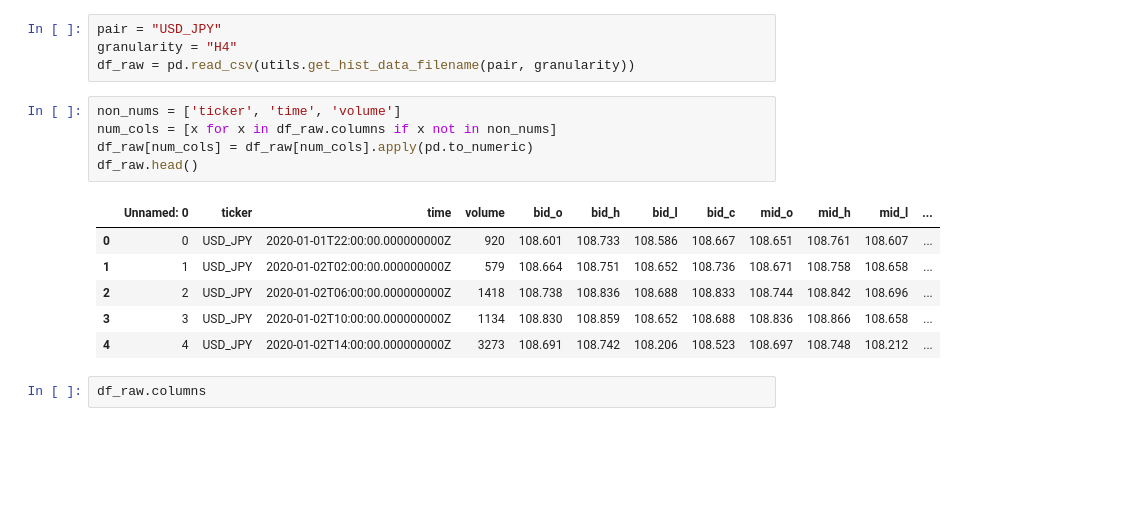
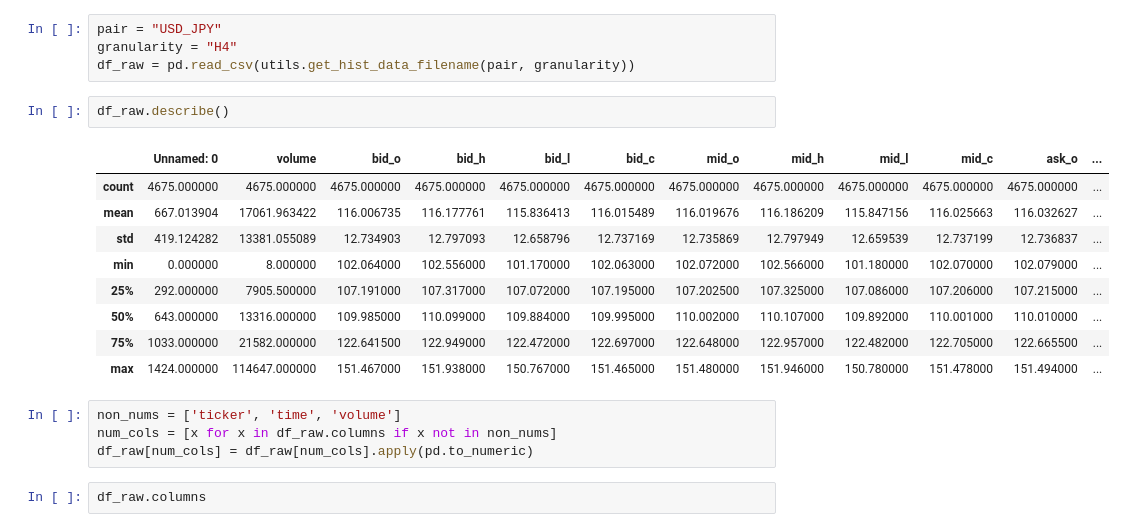
Before and after one commit to jjjjltd/OANDA-Bluefever, a Jupyter notebook: inside_bar_explore.ipynb, the cells around one changed output. Drawn from its saved outputs; the diff is of its cells as text; blank space fills up the shorter version.

```diff
--- a/inside_bar_explore.ipynb
+++ b/inside_bar_explore.ipynb
@@ -15,18 +15,22 @@ But, this takes a long time to run - so comment out after doing it once.
 pair = "USD_JPY"
 granularity = "H4"
 df_raw = pd.read_csv(utils.get_hist_data_filename(pair, granularity))
+# %%
+df_raw.describe()
+# %% [output]
+|  | Unnamed: 0 | volume | bid_o | bid_h | bid_l | bid_c | mid_o | mid_h | mid_l | mid_c | ask_o | ... |
+| count | 4675.000000 | 4675.000000 | 4675.000000 | 4675.000000 | 4675.000000 | 4675.000000 | 4675.000000 | 4675.000000 | 4675.000000 | 4675.000000 | 4675.000000 | ... |
+| mean | 667.013904 | 17061.963422 | 116.006735 | 116.177761 | 115.836413 | 116.015489 | 116.019676 | 116.186209 | 115.847156 | 116.025663 | 116.032627 | ... |
+| std | 419.124282 | 13381.055089 | 12.734903 | 12.797093 | 12.658796 | 12.737169 | 12.735869 | 12.797949 | 12.659539 | 12.737199 | 12.736837 | ... |
+| min | 0.000000 | 8.000000 | 102.064000 | 102.556000 | 101.170000 | 102.063000 | 102.072000 | 102.566000 | 101.180000 | 102.070000 | 102.079000 | ... |
+| 25% | 292.000000 | 7905.500000 | 107.191000 | 107.317000 | 107.072000 | 107.195000 | 107.202500 | 107.325000 | 107.086000 | 107.206000 | 107.215000 | ... |
+| 50% | 643.000000 | 13316.000000 | 109.985000 | 110.099000 | 109.884000 | 109.995000 | 110.002000 | 110.107000 | 109.892000 | 110.001000 | 110.010000 | ... |
+| 75% | 1033.000000 | 21582.000000 | 122.641500 | 122.949000 | 122.472000 | 122.697000 | 122.648000 | 122.957000 | 122.482000 | 122.705000 | 122.665500 | ... |
+| max | 1424.000000 | 114647.000000 | 151.467000 | 151.938000 | 150.767000 | 151.465000 | 151.480000 | 151.946000 | 150.780000 | 151.478000 | 151.494000 | ... |
 # %%
 non_nums = ['ticker', 'time', 'volume']
 num_cols = [x for x in df_raw.columns if x not in non_nums]
 df_raw[num_cols] = df_raw[num_cols].apply(pd.to_numeric)
-df_raw.head()
-# %% [output]
-|  | Unnamed: 0 | ticker | time | volume | bid_o | bid_h | bid_l | bid_c | mid_o | mid_h | mid_l | ... |
-| 0 | 0 | USD_JPY | 2020-01-01T22:00:00.000000000Z | 920 | 108.601 | 108.733 | 108.586 | 108.667 | 108.651 | 108.761 | 108.607 | ... |
-| 1 | 1 | USD_JPY | 2020-01-02T02:00:00.000000000Z | 579 | 108.664 | 108.751 | 108.652 | 108.736 | 108.671 | 108.758 | 108.658 | ... |
-| 2 | 2 | USD_JPY | 2020-01-02T06:00:00.000000000Z | 1418 | 108.738 | 108.836 | 108.688 | 108.833 | 108.744 | 108.842 | 108.696 | ... |
-| 3 | 3 | USD_JPY | 2020-01-02T10:00:00.000000000Z | 1134 | 108.830 | 108.859 | 108.652 | 108.688 | 108.836 | 108.866 | 108.658 | ... |
-| 4 | 4 | USD_JPY | 2020-01-02T14:00:00.000000000Z | 3273 | 108.691 | 108.742 | 108.206 | 108.523 | 108.697 | 108.748 | 108.212 | ... |
 # %%
 df_raw.columns
 # %% [output]
```
Also changed, not shown: parts of 3 cells of this notebook.
